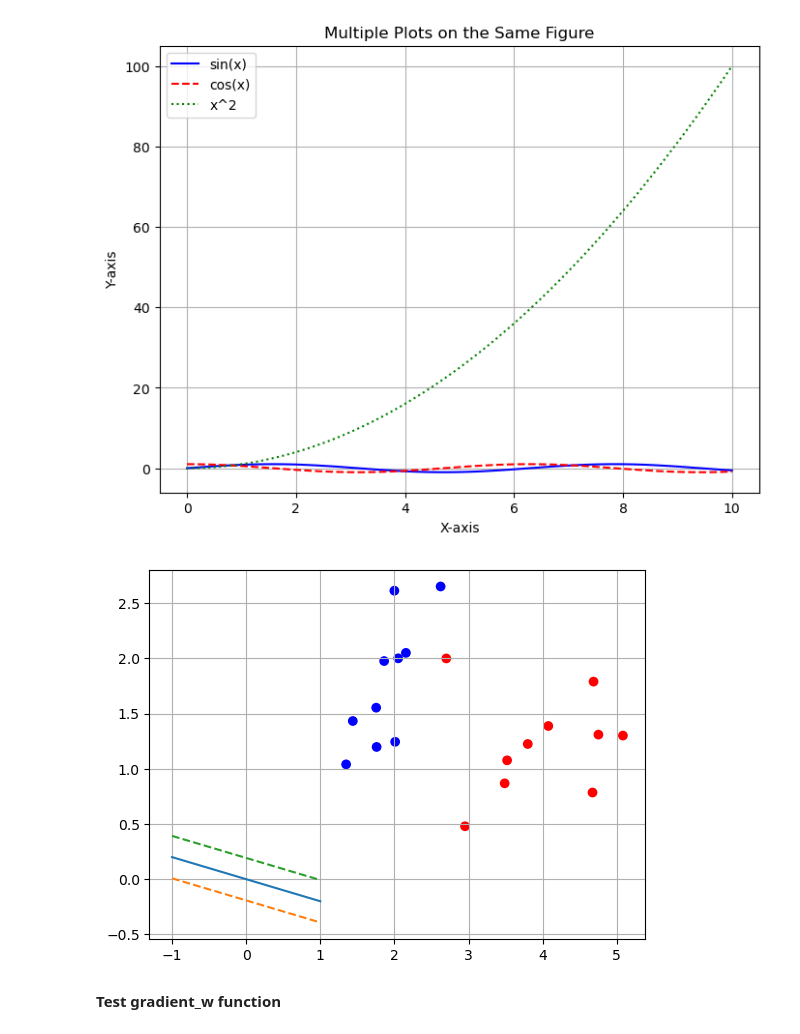
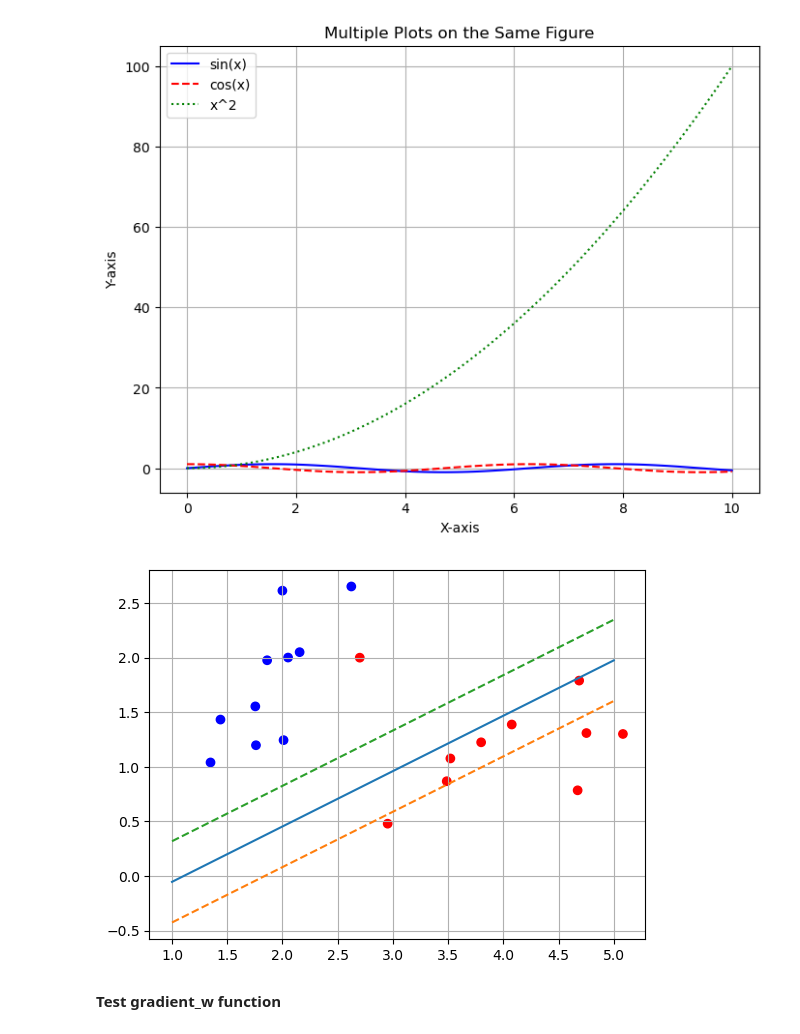
Before and after one commit to dphzz/AI_in_Control_HK231_N8, a Jupyter notebook: Support_vector_machine/Code/svm_soft_margin.ipynb, the cells around one changed output. Drawn from its saved outputs; the diff is of its cells as text; code cells hidden in the pictures.

```diff
--- a/Support_vector_machine/Code/svm_soft_margin.ipynb
+++ b/Support_vector_machine/Code/svm_soft_margin.ipynb
@@ -76,11 +76,11 @@ import matplotlib.pyplot as plt
 data = np.load('data.npy')
 C = 50
 learning_rate = 0.1
-stopping_error = 1e-5
+stopping_error = 0.0001
 number_of_axis = data[0, :].size;
 number_of_samples = data[:,0].size;
 
-def plot_data(w0, b0, data):
+def plot_data(w0, b0, data, start, stop):
     plt.figure() #Create a figure to plot multiple lines
     plt.grid()
     color = ["blue", "red"]
@@ -99,7 +99,7 @@ def plot_data(w0, b0, data):
 
     #Plot the center line
     line_points = np.zeros([100, 2])
-    line_points[:, 0] = np.linspace(-1, 1, 100)
+    line_points[:, 0] = np.linspace(start, stop, 100)
     line_points[:, 1] = -(w0[0] / w0[1])*line_points[:, 0] - b0
     plt.plot(line_points[:, 0], line_points[:, 1], label="Line with Normal Vector and Offset")
 
@@ -108,12 +108,12 @@ def plot_data(w0, b0, data):
     offset = abs((np.dot(w0, x_unit_vector)) / np.dot(w0, w0))
 
     margin_points_0 = np.zeros([100, 2])
-    margin_points_0[:, 0] = np.linspace(-1, 1, 100)
+    margin_points_0[:, 0] = np.linspace(start, stop, 100)
     margin_points_0[:, 1] = -(w0[0] / w0[1])*margin_points_0[:, 0] - b0 - offset
     plt.plot(margin_points_0[:, 0], margin_points_0[:, 1], linestyle = '--')
 
     margin_points_1 = np.zeros([100, 2])
-    margin_points_1[:, 0] = np.linspace(-1, 1, 100)
+    margin_points_1[:, 0] = np.linspace(start, stop, 100)
     margin_points_1[:, 1] = -(w0[0] / w0[1])*margin_points_1[:, 0] - b0 + offset
     plt.plot(margin_points_1[:, 0], margin_points_1[:, 1], linestyle = '--')
 
@@ -153,16 +153,18 @@ def cost_function(w0, b0, data):
     for i in range(0, error_set[:, 0].size - 1):
         total_cost += 1 - (error_set[i, number_of_axis - 1] * (np.dot(w0, error_set[i, 0:(number_of_axis - 1)])) + b0)
     total_cost += (1/(2*C)) * np.dot(w0, w0)
+    total_cost = abs(total_cost)
     return total_cost
 
 def gradient_descent(w0, b0, data):
-    w = w0
+    w = np.copy(w0)
     b = b0
     iteration = 0
-    for interation in range(0, 10000):
+    for iteration in range(0, 1000000000):
         w = w - learning_rate * gradient_w(w, b, data)
         b = b - learning_rate * gradient_b(w, b, data)
-        if (cost_function(w, b, data) < stopping_error):
+        if (cost_function(w.ravel(), b, data) < stopping_error):
+            print(iteration)
             break;
     return w, b
 # %%
@@ -262,10 +264,10 @@ plt.grid(True)
 plt.show()
 # %% [output]
 [figure]
-# %%
-plot_data((1,5), 0, data)
-# %% [output]
-[figure, removed]
+# %%
+plot_data((-1.0840995681,2.1377705341), 0.56023, data, 1, 5)
+# %% [output]
+[figure, added]
 # %% [markdown]
 **Test gradient_w function**
 # %%
```
Also changed, not shown: parts of 3 cells of this notebook.
